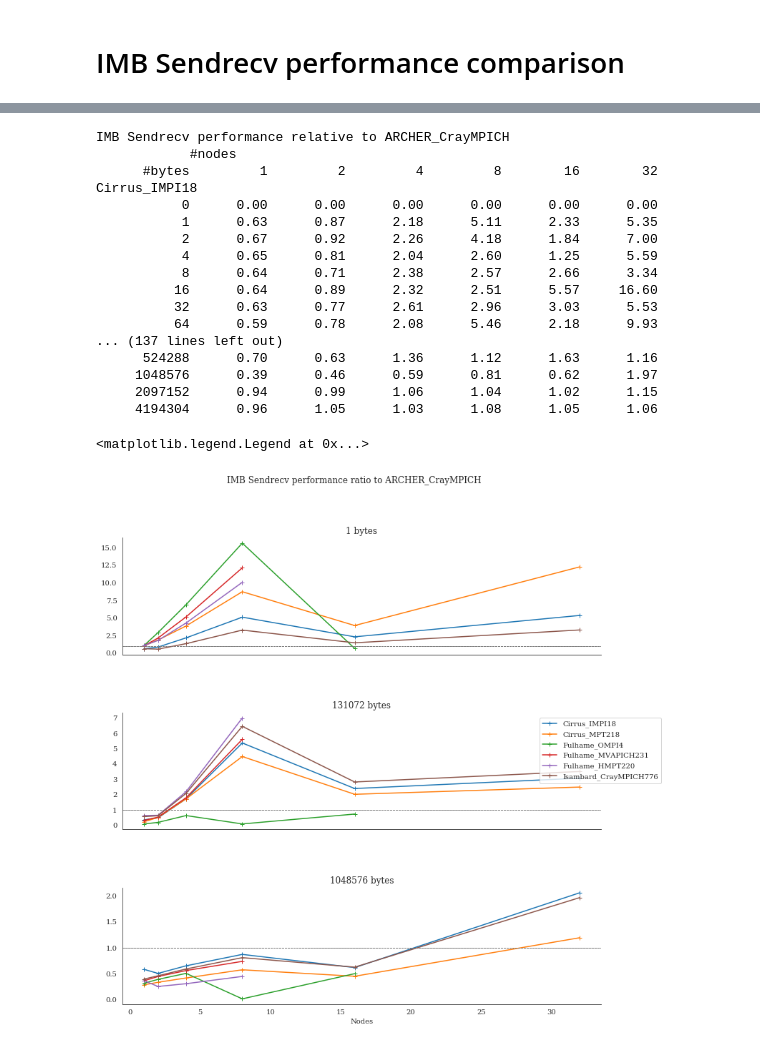
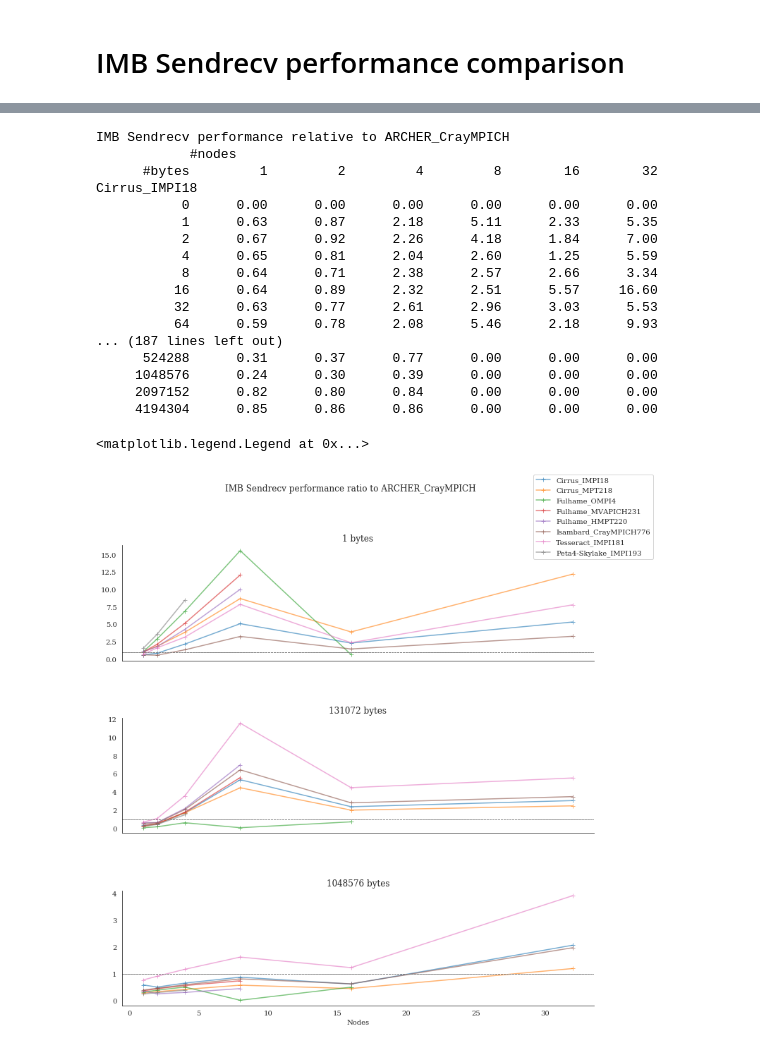
Before and after one commit to hpc-uk/archer-benchmarks, a Jupyter notebook: synth/IMB/analysis/IMB_Sendrecv_compare.ipynb, the cells around one changed output, grey strips where cells are left out. Saved outputs shown, nothing was run; the diff lists cells and outputs as text; code cells hidden in the pictures.

```diff
--- a/synth/IMB/analysis/IMB_Sendrecv_compare.ipynb
+++ b/synth/IMB/analysis/IMB_Sendrecv_compare.ipynb
@@ -16,7 +16,15 @@ from utilities import filemanip
 from synthanalysis import imb
 # %%
 benchmark = "Sendrecv"
-systems = ['ARCHER_CrayMPICH', 'Cirrus_IMPI18', 'Cirrus_MPT218', 'Fulhame_OMPI4', 'Fulhame_MVAPICH231', 'Fulhame_HMPT220', 'Isambard_CrayMPICH776']
+systems = ['ARCHER_CrayMPICH',
+           'Cirrus_IMPI18',
+           'Cirrus_MPT218',
+           'Fulhame_OMPI4',
+           'Fulhame_MVAPICH231',
+           'Fulhame_HMPT220',
+           'Isambard_CrayMPICH776',
+           'Tesseract_IMPI181',
+           'Peta4-Skylake_IMPI193']
 nodelist = [1, 2, 4, 8, 16, 32]
 imb_perf = {}
 for system in systems:
@@ -35,11 +43,11 @@ fig.suptitle('IMB {0} Performance'.format(benchmark))
 fig.subplots_adjust(hspace=0.5)
 for ax, size in zip(axes.flatten(), sizelist):
     for system in systems:
-        ax.plot(nodelist, imb.get_node_scaling(nodelist, size, imb_perf[system]), '-+', label=system)
+        ax.plot(nodelist, imb.get_node_scaling(nodelist, size, imb_perf[system]), '-+', label=system, alpha=0.6)
         ax.set(title="{0} bytes".format(size), ylabel="Bandwidth (MB/s)")
         handles, labels = ax.get_legend_handles_labels()
         sns.despine()
 plt.xlabel("Nodes")
-fig.legend(handles, labels, loc='center right')
+fig.legend(handles, labels, loc='upper right')
 # %% [output]
 <matplotlib.legend.Legend at 0x...>
@@ -75,7 +83,7 @@ fig.suptitle('IMB {0} Performance'.format(benchmark))
 fig.subplots_adjust(hspace=0.5)
 for ax, nodes in zip(axes.flatten(), nodelist):
     for system in systems:
-        ax.plot(sizelist, imb.get_size_scaling(sizelist, nodes, imb_perf[system]), '-+', label=system)
+        ax.plot(sizelist, imb.get_size_scaling(sizelist, nodes, imb_perf[system]), '-+', label=system, alpha=0.6)
         ax.set(title="{0} nodes".format(nodes), ylabel="Bandwidth (MB/s)")
         ax.axvline(x=1, c='gray', ls='--', lw=0.75)
         ax.axvline(x=131072, c='gray', ls='--', lw=0.75)
@@ -84,6 +92,6 @@ for ax, nodes in zip(axes.flatten(), nodelist):
         sns.despine()
 plt.xscale('log', basex=2)
 plt.xlabel("Message size")
-fig.legend(handles, labels, loc='center right')
+fig.legend(handles, labels, loc='upper right')
 # %% [output]
 <matplotlib.legend.Legend at 0x...>
@@ -91,6 +99,13 @@ fig.legend(handles, labels, loc='center right')
 # %%
 baseline = 'ARCHER_CrayMPICH'
-systems = ['Cirrus_IMPI18', 'Cirrus_MPT218', 'Fulhame_OMPI4', 'Fulhame_MVAPICH231', 'Fulhame_HMPT220', 'Isambard_CrayMPICH776']
+systems = ['Cirrus_IMPI18',
+           'Cirrus_MPT218',
+           'Fulhame_OMPI4',
+           'Fulhame_MVAPICH231',
+           'Fulhame_HMPT220',
+           'Isambard_CrayMPICH776',
+           'Tesseract_IMPI181',
+           'Peta4-Skylake_IMPI193']
 nodelist = [1, 2, 4, 8, 16, 32]
 sizelist = [0,
             1,
@@ -131,28 +146,29 @@ Cirrus_IMPI18
           16      0.64      0.89      2.32      2.51      5.57     16.60
           32      0.63      0.77      2.61      2.96      3.03      5.53
           64      0.59      0.78      2.08      5.46      2.18      9.93
-... (137 lines left out)
-      524288      0.70      0.63      1.36      1.12      1.63      1.16
-     1048576      0.39      0.46      0.59      0.81      0.62      1.97
-     2097152      0.94      0.99      1.06      1.04      1.02      1.15
-     4194304      0.96      1.05      1.03      1.08      1.05      1.06
+... (187 lines left out)
+      524288      0.31      0.37      0.77      0.00      0.00      0.00
+     1048576      0.24      0.30      0.39      0.00      0.00      0.00
+     2097152      0.82      0.80      0.84      0.00      0.00      0.00
+     4194304      0.85      0.86      0.86      0.00      0.00      0.00
 # %%
 sizelist = [1, 131072, 1048576]
+nodelist = [1, 2, 4, 8, 16, 32]
 fig, axes = plt.subplots(nrows=3, ncols=1, sharex='all')
 fig.suptitle('IMB {0} performance ratio to {1}'.format(benchmark, baseline))
 fig.subplots_adjust(hspace=0.5)
 for ax, size in zip(axes.flatten(), sizelist):
     for system in systems:
-        ax.plot(nodelist, imb.get_node_scaling(nodelist, size, imb_ratio[system]), '-+', label=system)
+        ax.plot(nodelist, imb.get_node_scaling(nodelist, size, imb_ratio[system]), '-+', label=system, alpha=0.6)
         ax.axhline(y=1, c='gray', ls='--', lw=0.75)
         ax.set(title="{0} bytes".format(size))
         handles, labels = ax.get_legend_handles_labels()
         sns.despine()
 plt.xlabel("Nodes")
-fig.legend(handles, labels, loc='center right')
+fig.legend(handles, labels, loc='upper right')
 # %% [output]
 <matplotlib.legend.Legend at 0x...>
-[figure, old version]
+[figure, new version]
 # %%
 nodelist = [1, 4, 16]
 sizelist = [0,
```
Also changed, not shown: parts of 3 cells of this notebook, 5 other files.
